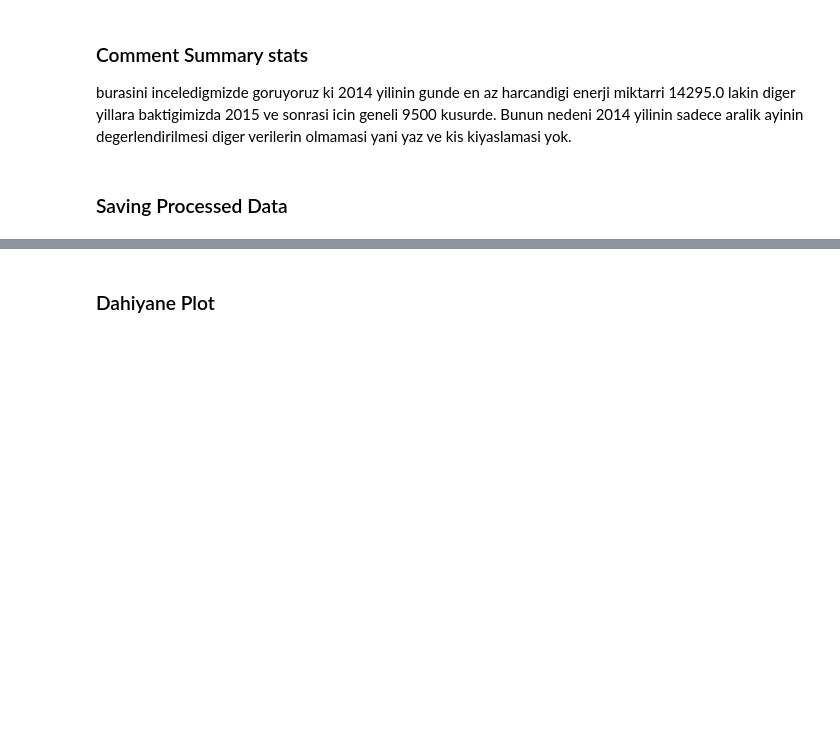
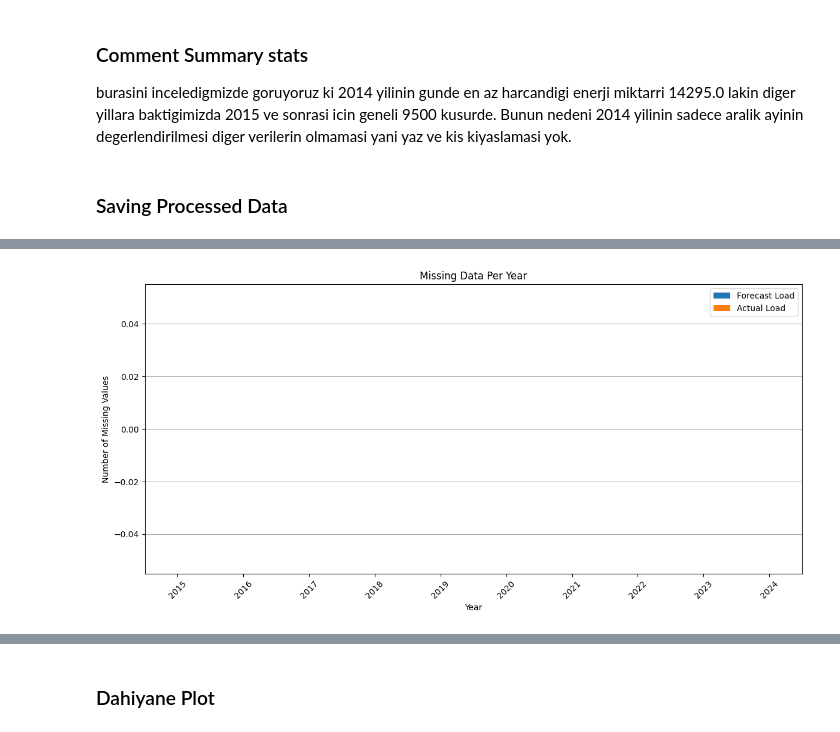
Before and after one commit to ErdemKilci/ReservoirWind, a Jupyter notebook: reservoir_wind.ipynb, the cells around one changed output, grey strips where cells are left out. Saved outputs shown, nothing was run; the diff lists cells and outputs as text; code cells hidden in the pictures; blank space fills up the shorter version.

Commit message:
Interpolation done

```diff
--- a/reservoir_wind.ipynb
+++ b/reservoir_wind.ipynb
@@ -363,0 +422,93 @@ dtype: int64
+# %%
+import pandas as pd
+import numpy as np
+import seaborn as sns
+import matplotlib.pyplot as plt
+
+
+def smart_fill_hourly_by_pattern(data, max_gap_hours=6):
+    """
+    Interpolates short gaps using cubic.
+    Fills longer gaps hour-by-hour using average of same hour/weekday from previous weeks.
+    """
+    from datetime import timedelta
+
+    df = data.copy()
+    df = df.sort_values('Timestamp').reset_index(drop=True)
+
+    # Add helper columns
+    df['Weekday'] = df['Timestamp'].dt.weekday  # Monday=0
+    df['Hour'] = df['Timestamp'].dt.hour
+
+    # Step 1: Interpolate short gaps with cubic
+    for col in ['Forecast Load', 'Actual Load']:
+        df[col] = df[col].interpolate(method='cubic', limit_area='inside', limit_direction='both')
+
+    # Step 2: Fill longer gaps hour-by-hour from past weekly patterns
+    for col in ['Forecast Load', 'Actual Load']:
+        missing_mask = df[col].isna()
+
+        for idx in df[missing_mask].index:
+            ts = df.loc[idx, 'Timestamp']
+            weekday = df.loc[idx, 'Weekday']
+            hour = df.loc[idx, 'Hour']
+
+            # Look back up to 8 weeks, same weekday & hour
+            past_window = ts - pd.to_timedelta(np.arange(7, 8 * 7 + 1, 7), unit='D')
+            past_values = []
+
+            for past_date in past_window:
+                candidate_time = past_date.replace(hour=hour, minute=0)
+                match = df[df['Timestamp'] == candidate_time]
+                if not match.empty and pd.notna(match[col].values[0]):
+                    past_values.append(match[col].values[0])
+
+            # Fill with mean of past values
+            if past_values:
+                df.loc[idx, col] = np.mean(past_values)
+
+    # Drop helper columns
+    return df.drop(columns=['Weekday', 'Hour'])
+
+
+# Ensure Timestamp is datetime and sorted
+all_data['Timestamp'] = pd.to_datetime(all_data['Timestamp'])
+all_data = all_data.sort_values('Timestamp').reset_index(drop=True)
+
+# Apply the smart interpolation strategy
+all_data = smart_fill_hourly_by_pattern(all_data)
+
+# --- Missing Data Analysis ---
+# Group by year and count missing values
+missing_by_year = all_data.groupby(all_data['Timestamp'].dt.year)[['Forecast Load', 'Actual Load']].apply(lambda x: x.isnull().sum())
+missing_by_year = missing_by_year.dropna()
+
+# Plot missing data per year
+plt.figure(figsize=(12, 6))
+missing_by_year.plot(kind='bar', stacked=False, figsize=(12, 6))
+plt.title("Missing Data Per Year")
+plt.ylabel("Number of Missing Values")
+plt.xlabel("Year")
+plt.grid(axis='y')
+plt.xticks(rotation=45)
+plt.tight_layout()
+plt.show()
+
+# Add total row
+total_missing = all_data.isnull().sum()
+total_missing.name = 'Total'
+missing_by_year = pd.concat([missing_by_year, total_missing.to_frame().T])
+
+# Display missing summary
+print("=== Missing Values by Year ===")
+print(missing_by_year)
+
+# Show detailed list of each missing value
+print("\n=== Detailed Missing Values with Timestamps ===")
+melted = all_data[['Timestamp', 'Forecast Load', 'Actual Load']].melt(id_vars='Timestamp',
+                                                                      var_name='Column',
+                                                                      value_name='Value')
+missing_details = melted[melted['Value'].isnull()].copy()
+missing_details['Year'] = missing_details['Timestamp'].dt.year
+print(missing_details[['Year', 'Timestamp', 'Column']])
+# %% [output]
@@ -363,0 +516 @@ dtype: int64
+[figure, added]
```
Also changed, not shown: parts of 17 cells of this notebook, 2 other files.
